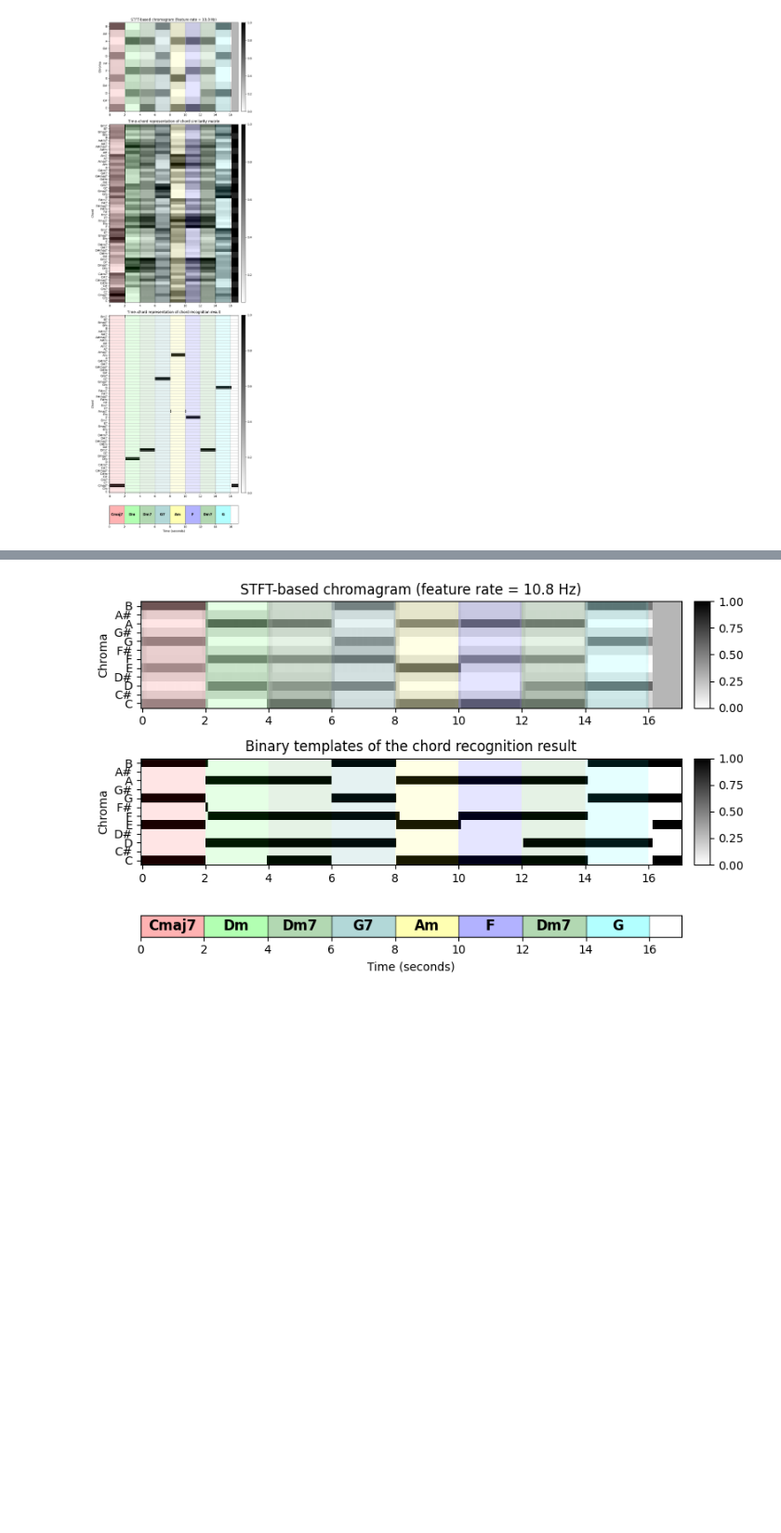
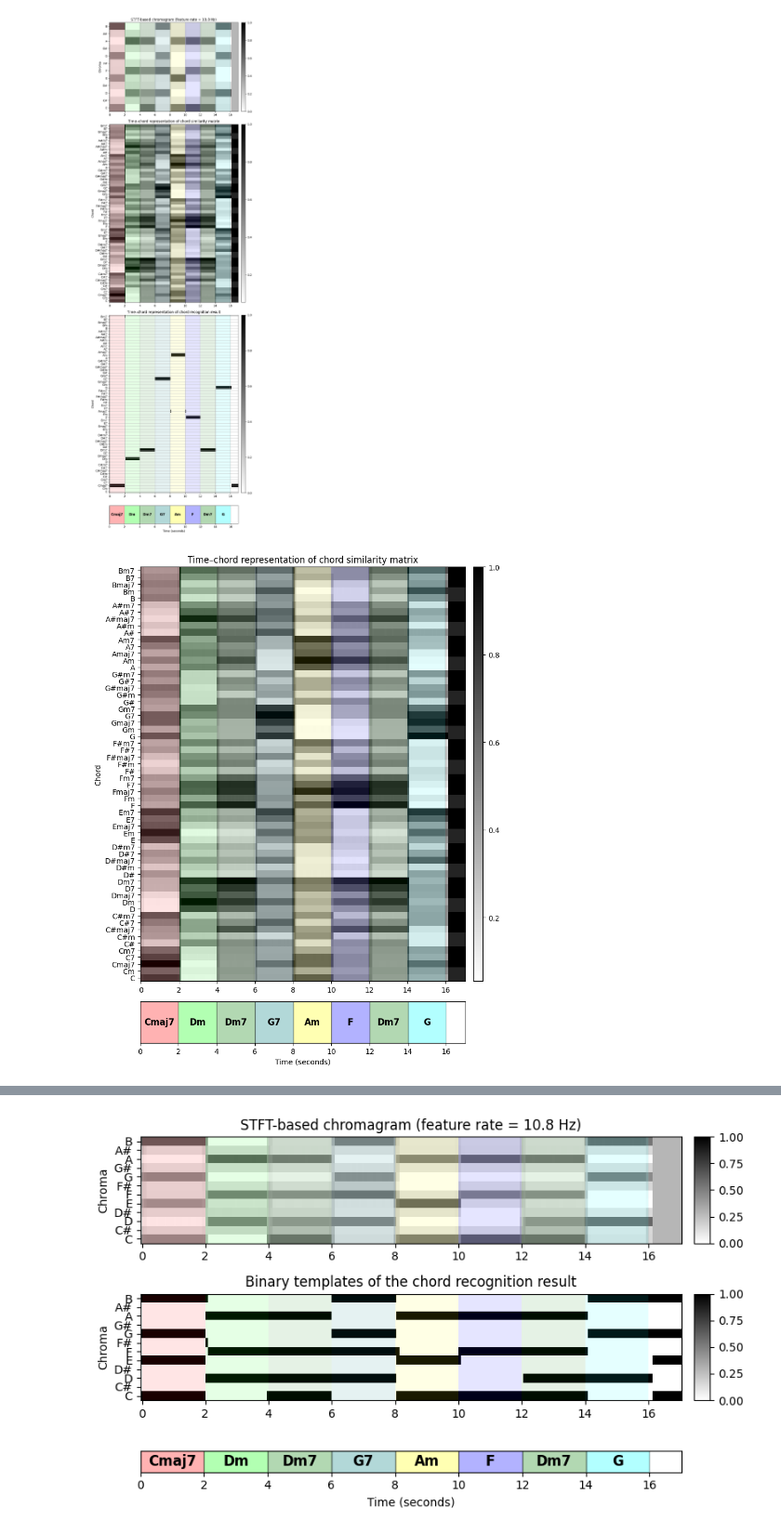
Before and after one commit to martijuanola/RWTH-AIiM, a Jupyter notebook: exercices/e9/e9-main.ipynb, the cells around one changed output, grey strips where cells are left out. Shown at 93% size. Saved outputs shown, nothing was run; the diff lists cells and outputs as text; code cells hidden in the pictures; blank space fills up the shorter version.

Commit message:
[E9] - more plots and some analysis in n best probs for segment

```diff
--- a/exercices/e9/e9-main.ipynb
+++ b/exercices/e9/e9-main.ipynb
@@ -134,13 +134,15 @@ plt.tight_layout()
 # %% [markdown]
 ### Detection with only ternay chords
 # %%
-def get_chord_labels(ext_minor='m', nonchord=False, with_sevenths: bool = False):
+from typing import List, Optional
+
+
+def get_chord_labels(nonchord=False, with_sevenths: bool = False):
     """Generate chord labels for major and minor triads (and possibly nonchord label)
 
     Notebook: C5/C5S2_ChordRec_Templates.ipynb
 
     Args:
-        ext_minor (str): Extension for minor chords (Default value = 'm')
         nonchord (bool): If "True" then add nonchord label (Default value = False)
 
     Returns:
@@ -226,13 +228,15 @@ def chord_recognition_template(X, norm_sim='1', nonchord=False, with_sevenths: b
 
 
 # Plot
-def plot_chord_detection(X, Fs_X, x_dur, ann, color_ann, chord_sim, chord_max, chord_labels):
+def plot_chord_detection(X, Fs_X, x_dur, ann, color_ann, chord_sim, chord_max, chord_labels,
+                         height_ratios: Optional[List[int]] = None):
+    if height_ratios is None:
+        height_ratios = [1.5, 3.0, 3.0, 0.3]
     num_chords = chord_sim.shape[0]  # or len(chord_labels)
     scale = num_chords / 24.0
 
-    cmap = libfmp.b.compressed_gray_cmap(alpha=1, reverse=False)
     fig, ax = plt.subplots(4, 2, gridspec_kw={'width_ratios': [1, 0.03],
-                                              'height_ratios': [1.5, 3.0, 3.0, 0.3]}, figsize=(8, 10 * scale))
+                                              'height_ratios': height_ratios}, figsize=(8, 10 * scale))
     libfmp.b.plot_chromagram(X, ax=[ax[0, 0], ax[0, 1]], Fs=Fs_X, clim=[0, 1], xlabel='',
                              title='STFT-based chromagram (feature rate = %0.1f Hz)' % (Fs_X))
     libfmp.b.plot_segments_overlay(ann, ax=ax[0, 0], time_max=x_dur,
@@ -307,3 +311,20 @@ chord_labels = get_chord_labels(nonchord=False, with_sevenths=True)
 plot_chord_detection(X, Fs_X, x_dur, ann, color_ann, chord_sim, chord_max, chord_labels)
 # %% [output]
 [figure]
+# %%
+fig, ax = plt.subplots(2, 2, gridspec_kw={'width_ratios': [1, 0.03],
+                                          'height_ratios': [3.0, 0.3]}, figsize=(8, 10))
+libfmp.b.plot_matrix(chord_sim, ax=[ax[0, 0], ax[0, 1]], Fs=Fs_X,
+                     title='Time–chord representation of chord similarity matrix',
+                     ylabel='Chord', xlabel='')
+ax[0, 0].set_yticks(np.arange(len(chord_labels)))
+ax[0, 0].set_yticklabels(chord_labels)
+libfmp.b.plot_segments_overlay(ann, ax=ax[0, 0], time_max=x_dur,
+                               print_labels=False, colors=color_ann, alpha=0.1)
+
+libfmp.b.plot_segments(ann, ax=ax[1, 0], time_max=x_dur, time_label='Time (seconds)',
+                       colors=color_ann, alpha=0.3)
+ax[1, 1].axis('off')
+plt.tight_layout()
+# %% [output]
+[figure, added]
```
Also changed, not shown: parts of 2 cells of this notebook, 2 other files.
